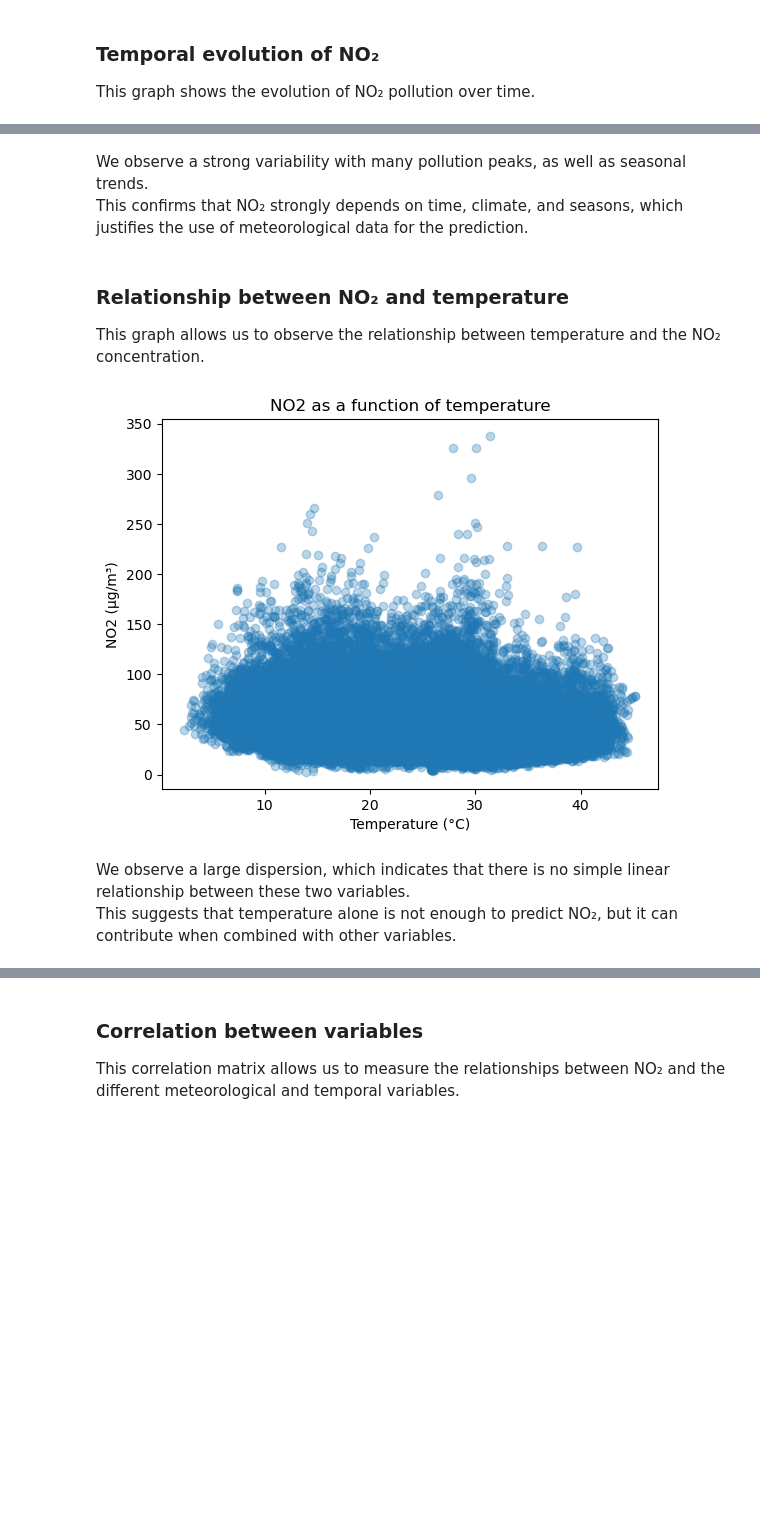
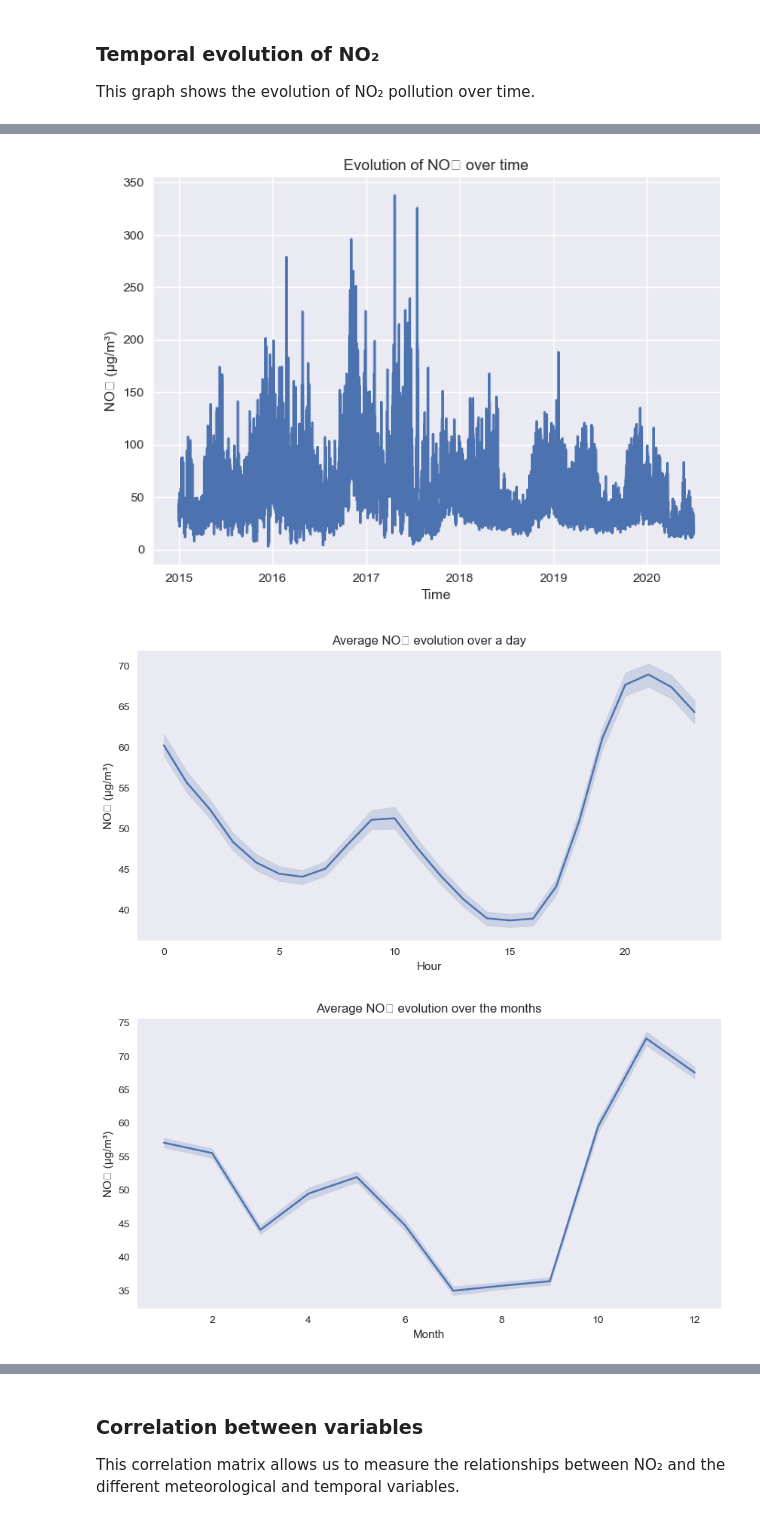
Before and after one commit to leaHadj/prediction_no2_new_delhi, a Jupyter notebook: notebook/NO2_Pollution_Prediction.ipynb, the cells around one changed output, grey strips where cells are left out. Drawn from its saved outputs; the diff is of its cells as text; code cells hidden in the pictures; blank space fills up the shorter version.

```diff
--- a/notebook/NO2_Pollution_Prediction.ipynb
+++ b/notebook/NO2_Pollution_Prediction.ipynb
@@ -240,19 +231,27 @@ plt.show()
-# %% [markdown]
-We observe a strong variability with many pollution peaks, as well as seasonal trends.
-This confirms that NO₂ strongly depends on time, climate, and seasons, which justifies the use of meteorological data for the prediction.
-# %% [markdown]
-### Relationship between NO₂ and temperature
-
-This graph allows us to observe the relationship between temperature and the NO₂ concentration.
-# %%
-plt.figure()
-plt.scatter(df_final["temperature_2m"], df_final["NO2"], alpha=0.3)
-plt.title("NO2 as a function of temperature")
-plt.xlabel("Temperature (°C)")
-plt.ylabel("NO2 (µg/m³)")
-plt.show()
-# %% [output]
-[figure, removed]
-# %% [markdown]
-We observe a large dispersion, which indicates that there is no simple linear relationship between these two variables.
-This suggests that temperature alone is not enough to predict NO₂, but it can contribute when combined with other variables.
+# %%
+plt.figure()
+plt.plot(df_final["Datetime"], df_final["NO2"])
+plt.title("Evolution of NO₂ over time")
+plt.xlabel("Time")
+plt.ylabel("NO₂ (µg/m³)")
+plt.show()
+
+plt.figure(figsize=(10,5))
+sns.lineplot(data=df_final, x="hour", y="NO2")
+plt.title("Average NO₂ evolution over a day")
+plt.xlabel("Hour")
+plt.ylabel("NO₂ (µg/m³)")
+plt.grid()
+plt.show()
+
+plt.figure(figsize=(10,5))
+sns.lineplot(data=df_final, x="month", y="NO2")
+plt.title("Average NO₂ evolution over the months")
+plt.xlabel("Month")
+plt.ylabel("NO₂ (µg/m³)")
+plt.grid()
+plt.show()
+# %% [output]
+[figure, added]
+[figure, added]
+[figure, added]
```
Also changed, not shown: parts of 17 cells of this notebook, 1 other file.
